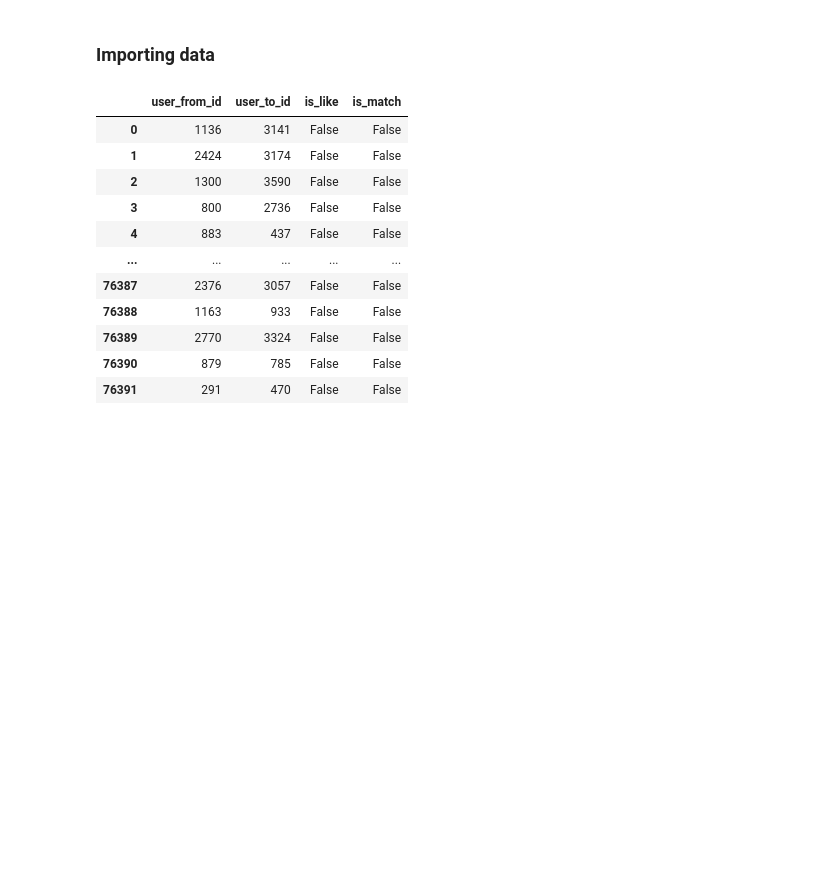
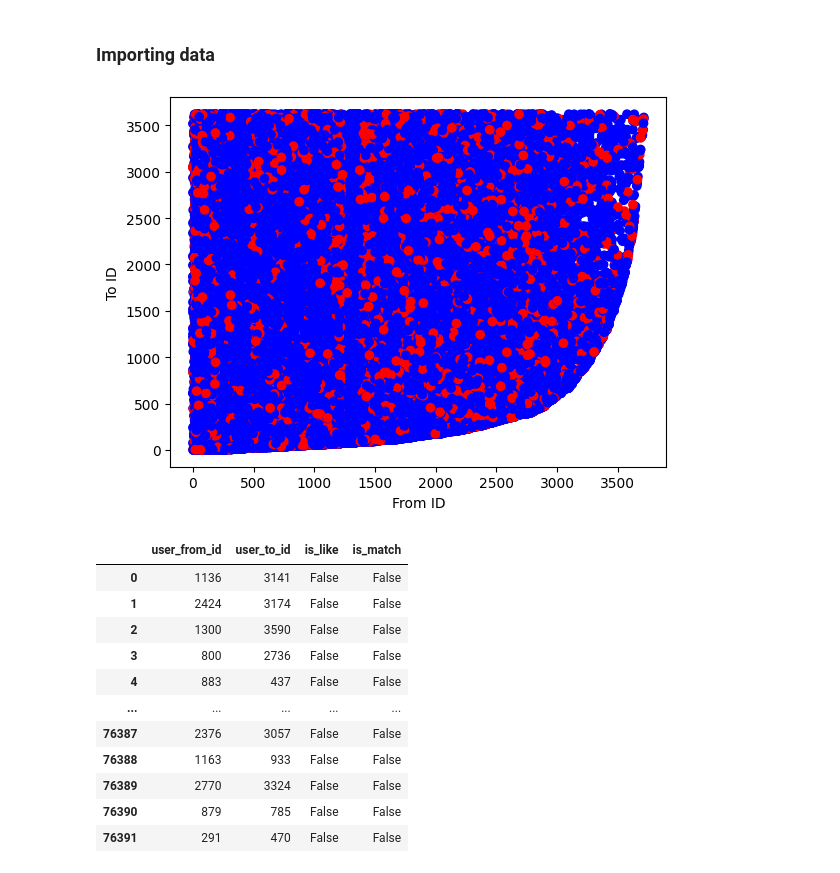
Before and after one commit to andreist3fan/vitejii-dm-2, a Jupyter notebook: DataMiningAssignment2.ipynb, the cells around one changed output. Drawn from its saved outputs; the diff is of its cells as text; code cells hidden in the pictures; blank space fills up the shorter version.

Commit message:
plot

```diff
--- a/DataMiningAssignment2.ipynb
+++ b/DataMiningAssignment2.ipynb
@@ -12,6 +13,20 @@ train_data = pd.read_csv(train_file_path, delimiter=',')
 test_file_path = 'lab2_test.csv'
 
 test_data = pd.read_csv(test_file_path, delimiter=',')
+# %%
+is_like = train_data['is_like'].to_numpy()
+
+colors = ['red' if v else 'blue' for v in is_like]
+
+plt.scatter(x=train_data['user_from_id'], y=train_data['user_to_id'], c=colors)
+
+plt.xlabel('From ID')
+plt.ylabel('To ID')
+
+# Show the plot
+plt.show()
+# %% [output]
+[figure, added]
 # %%
 train_data
 # %% [output]
```
Also changed, not shown: parts of 2 cells of this notebook.
